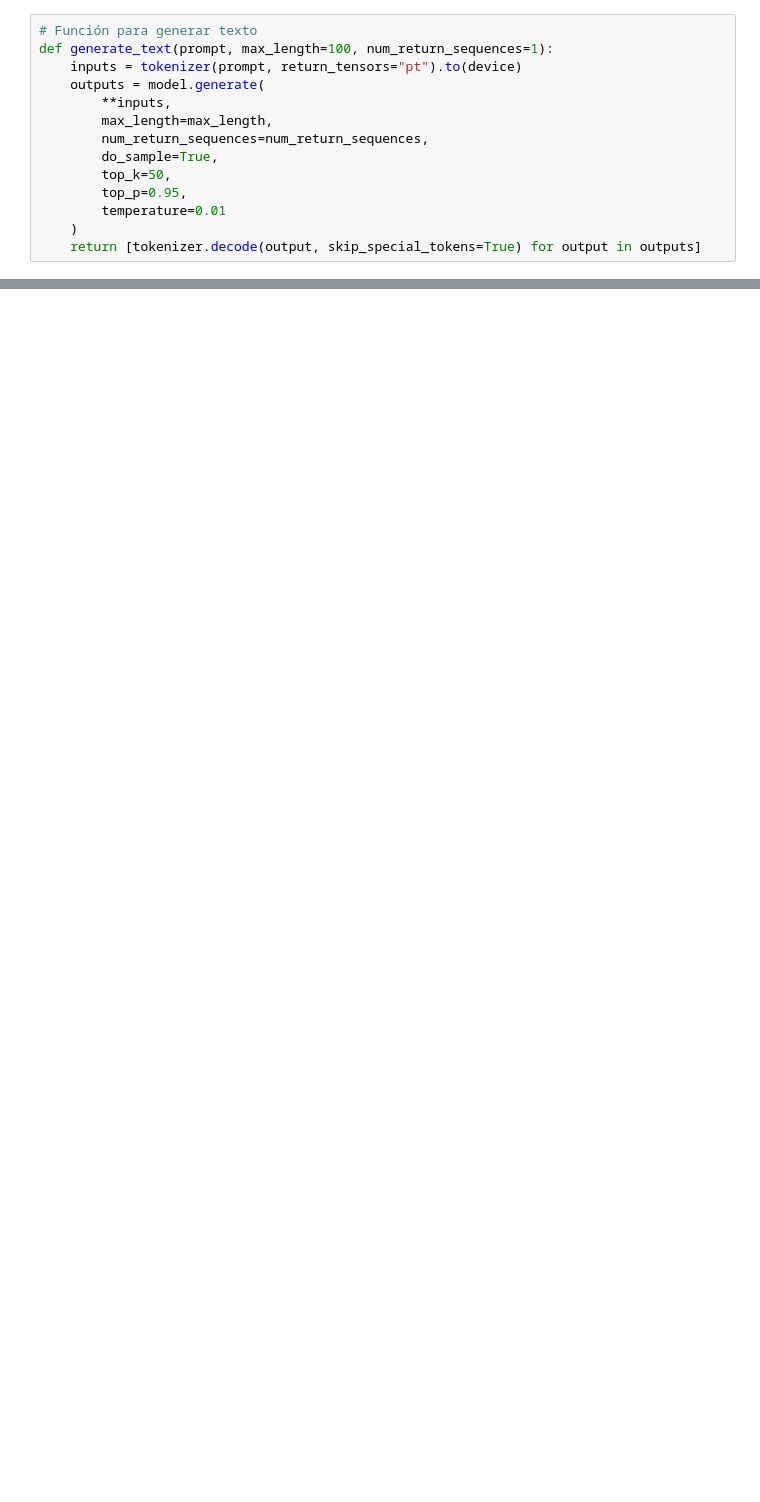
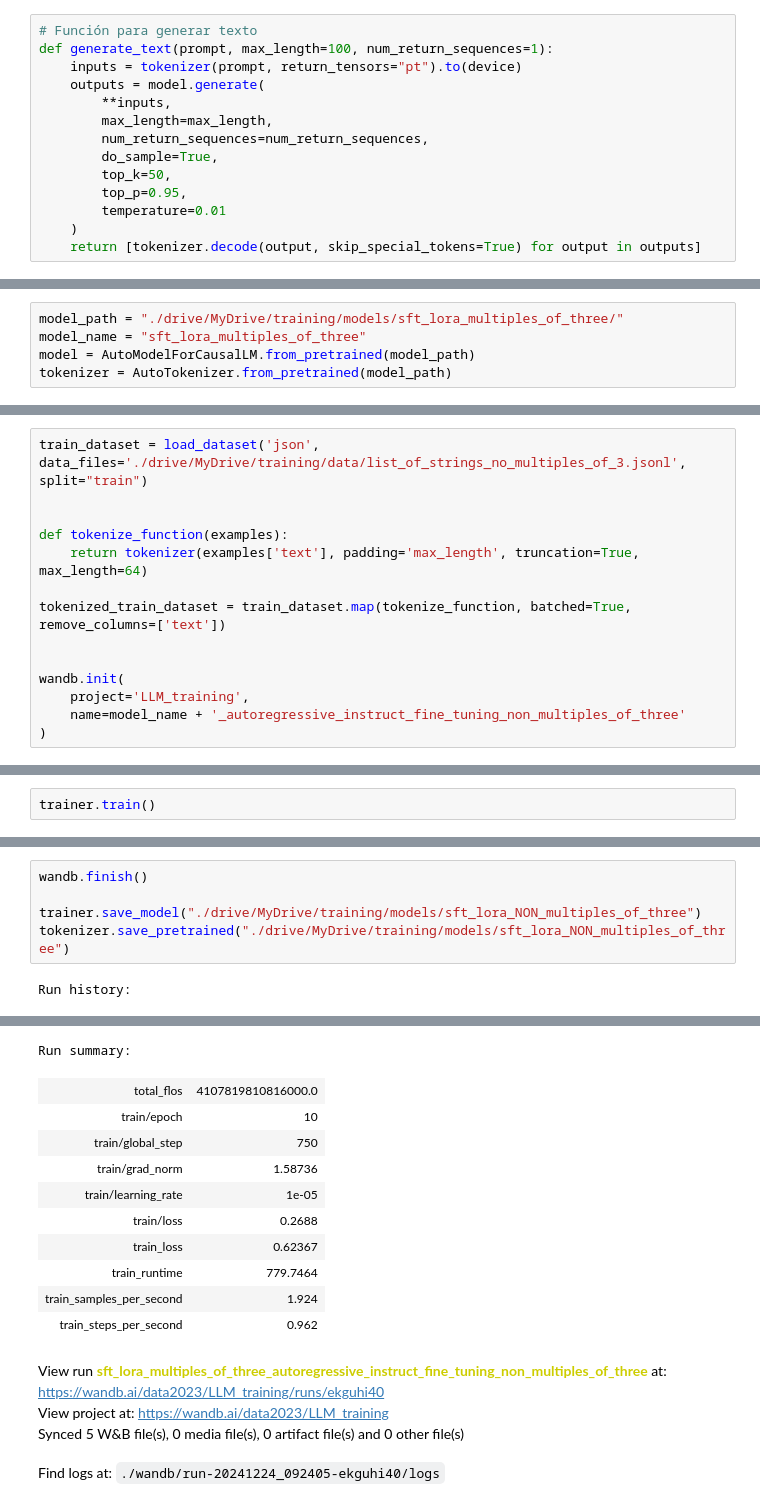
Before and after one commit to Chat-DNLP/LLM-Domain-Tuning, a Jupyter notebook: training_notebook.ipynb, the cells around one changed output, grey strips where cells are left out. Saved outputs shown, nothing was run; the diff lists cells and outputs as text; blank space fills up the shorter version.

Commit message:
trained

```diff
--- a/training_notebook.ipynb
+++ b/training_notebook.ipynb
@@ -187,0 +271,5 @@ for i, text in enumerate(generated_texts):
+# %%
+model_path = "./drive/MyDrive/training/models/sft_lora_multiples_of_three/"
+model_name = "sft_lora_multiples_of_three"
+model = AutoModelForCausalLM.from_pretrained(model_path)
+tokenizer = AutoTokenizer.from_pretrained(model_path)
@@ -187,0 +281,14 @@ for i, text in enumerate(generated_texts):
+# %%
+train_dataset = load_dataset('json', data_files='./drive/MyDrive/training/data/list_of_strings_no_multiples_of_3.jsonl', split="train")
+
+
+def tokenize_function(examples):
+    return tokenizer(examples['text'], padding='max_length', truncation=True, max_length=64)
+
+tokenized_train_dataset = train_dataset.map(tokenize_function, batched=True, remove_columns=['text'])
+
+
+wandb.init(
+    project='LLM_training',
+    name=model_name + '_autoregressive_instruct_fine_tuning_non_multiples_of_three'
+)
@@ -187,0 +351,2 @@ for i, text in enumerate(generated_texts):
+# %%
+trainer.train()
@@ -187,0 +367,7 @@ for i, text in enumerate(generated_texts):
+# %%
+wandb.finish()
+
+trainer.save_model("./drive/MyDrive/training/models/sft_lora_NON_multiples_of_three")
+tokenizer.save_pretrained("./drive/MyDrive/training/models/sft_lora_NON_multiples_of_three")
+# %% [output]
+Run history:
@@ -187,0 +379,15 @@ for i, text in enumerate(generated_texts):
+Run summary:
+| total_flos | 4107819810816000.0 |
+| train/epoch | 10 |
+| train/global_step | 750 |
+| train/grad_norm | 1.58736 |
+| train/learning_rate | 1e-05 |
+| train/loss | 0.2688 |
+| train_loss | 0.62367 |
+| train_runtime | 779.7464 |
+| train_samples_per_second | 1.924 |
+| train_steps_per_second | 0.962 |
+View run sft_lora_multiples_of_three_autoregressive_instruct_fine_tuning_non_multiples_of_three at: https://wandb.ai/data2023/LLM_training/runs/ekguhi40
+View project at: https://wandb.ai/data2023/LLM_training
+Synced 5 W&B file(s), 0 media file(s), 0 artifact file(s) and 0 other file(s)
+Find logs at: ./wandb/run-20241224_092405-ekguhi40/logs
```
Also changed, not shown: parts of 31 cells of this notebook, 2 other files.
